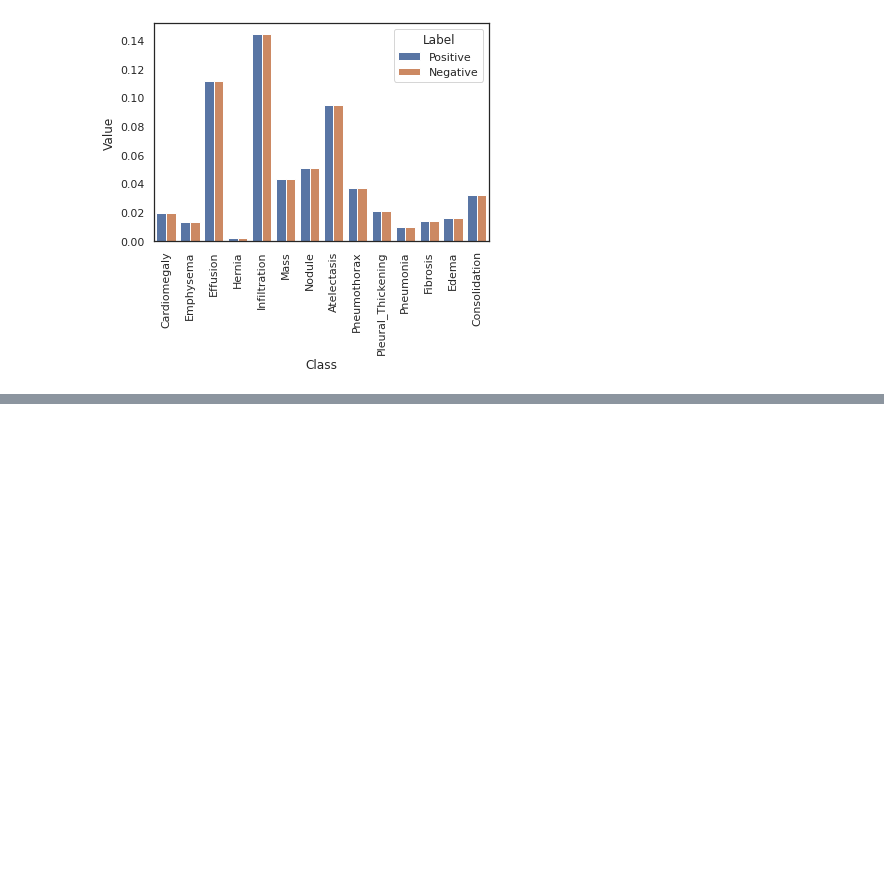
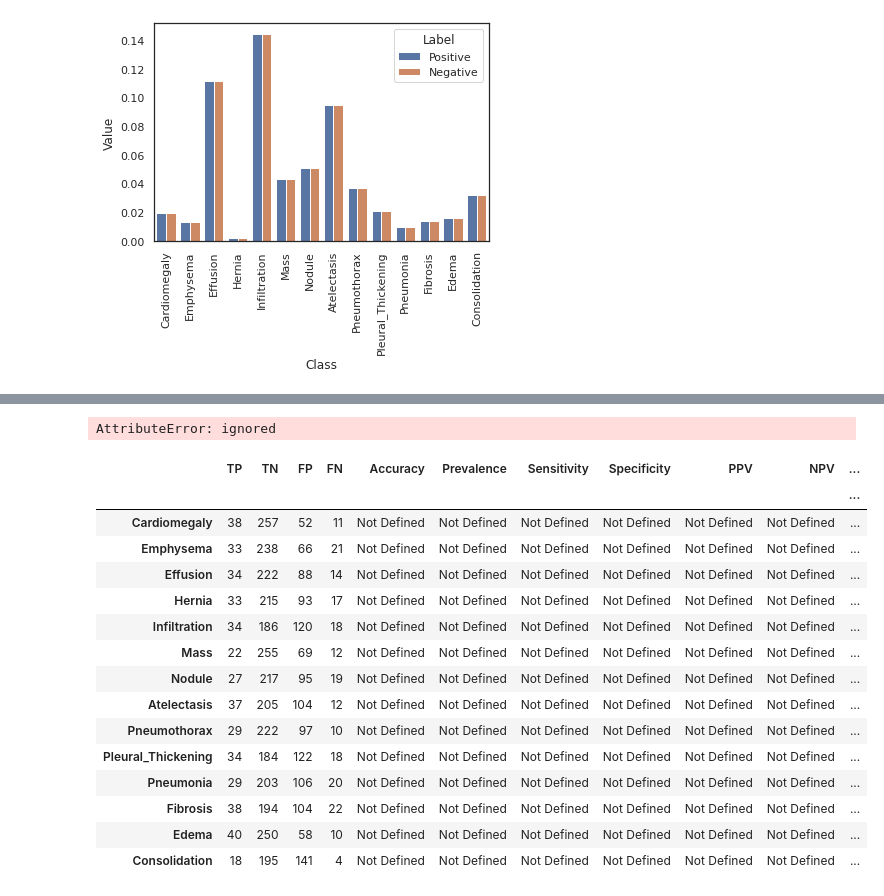
Before and after one commit to rahulrkumar9000/Datascience, a Jupyter notebook: Disease_Detection_using_X_Rays.ipynb, the cells around one changed output, grey strips where cells are left out. Saved outputs shown, nothing was run; the diff lists cells and outputs as text; code cells hidden in the pictures; blank space fills up the shorter version.

```diff
--- a/Disease_Detection_using_X_Rays.ipynb
+++ b/Disease_Detection_using_X_Rays.ipynb
@@ -491,0 +639,4 @@ array([[0.8141197 , 0.14665583, 0.7894406 , ..., 0.23597269, 0.8188064 ,
+# %%
+util.get_performance_metrics(y, pred, class_labels)
+# %% [output]
+AttributeError: ignored
@@ -491,0 +760,19 @@ array([[0.8141197 , 0.14665583, 0.7894406 , ..., 0.23597269, 0.8188064 ,
+# %%
+get_performance_metrics(y, pred, class_labels)
+# %% [output]
+|  | TP | TN | FP | FN | Accuracy | Prevalence | Sensitivity | Specificity | PPV | NPV | ... |
+|  |  |  |  |  |  |  |  |  |  |  | ... |
+| Cardiomegaly | 38 | 257 | 52 | 11 | Not Defined | Not Defined | Not Defined | Not Defined | Not Defined | Not Defined | ... |
+| Emphysema | 33 | 238 | 66 | 21 | Not Defined | Not Defined | Not Defined | Not Defined | Not Defined | Not Defined | ... |
+| Effusion | 34 | 222 | 88 | 14 | Not Defined | Not Defined | Not Defined | Not Defined | Not Defined | Not Defined | ... |
+| Hernia | 33 | 215 | 93 | 17 | Not Defined | Not Defined | Not Defined | Not Defined | Not Defined | Not Defined | ... |
+| Infiltration | 34 | 186 | 120 | 18 | Not Defined | Not Defined | Not Defined | Not Defined | Not Defined | Not Defined | ... |
+| Mass | 22 | 255 | 69 | 12 | Not Defined | Not Defined | Not Defined | Not Defined | Not Defined | Not Defined | ... |
+| Nodule | 27 | 217 | 95 | 19 | Not Defined | Not Defined | Not Defined | Not Defined | Not Defined | Not Defined | ... |
+| Atelectasis | 37 | 205 | 104 | 12 | Not Defined | Not Defined | Not Defined | Not Defined | Not Defined | Not Defined | ... |
+| Pneumothorax | 29 | 222 | 97 | 10 | Not Defined | Not Defined | Not Defined | Not Defined | Not Defined | Not Defined | ... |
+| Pleural_Thickening | 34 | 184 | 122 | 18 | Not Defined | Not Defined | Not Defined | Not Defined | Not Defined | Not Defined | ... |
+| Pneumonia | 29 | 203 | 106 | 20 | Not Defined | Not Defined | Not Defined | Not Defined | Not Defined | Not Defined | ... |
+| Fibrosis | 38 | 194 | 104 | 22 | Not Defined | Not Defined | Not Defined | Not Defined | Not Defined | Not Defined | ... |
+| Edema | 40 | 250 | 58 | 10 | Not Defined | Not Defined | Not Defined | Not Defined | Not Defined | Not Defined | ... |
+| Consolidation | 18 | 195 | 141 | 4 | Not Defined | Not Defined | Not Defined | Not Defined | Not Defined | Not Defined | ... |
```
Also changed, not shown: parts of 38 cells of this notebook.
